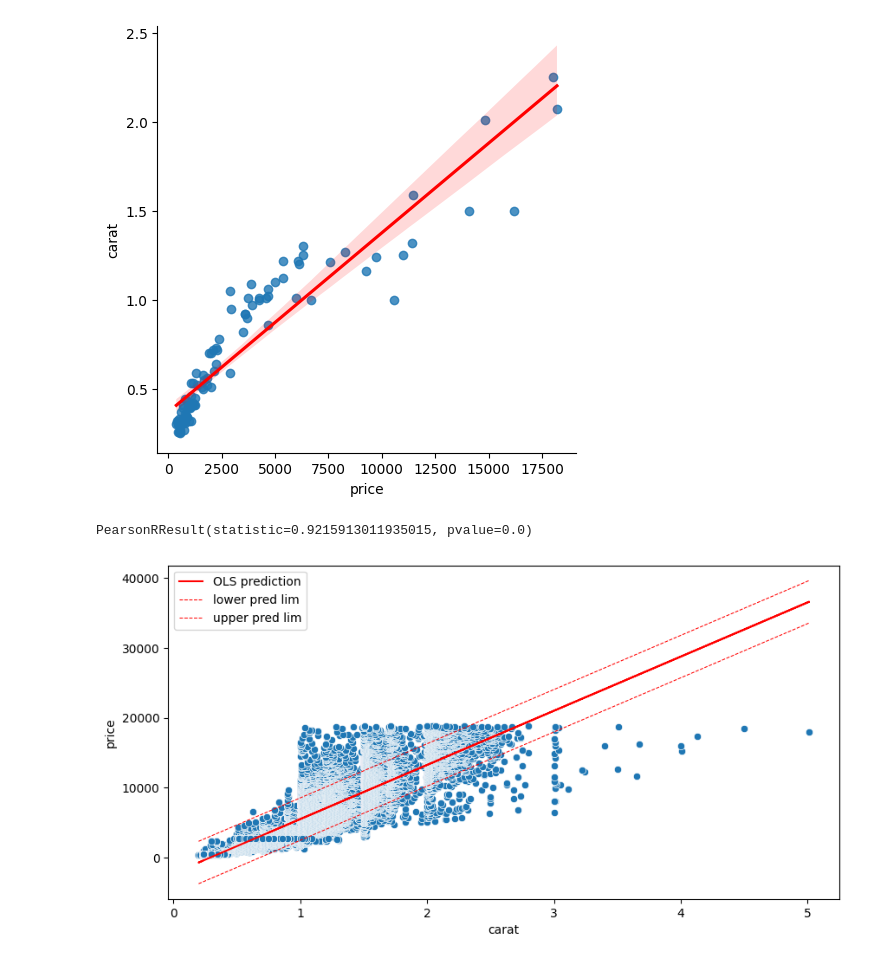
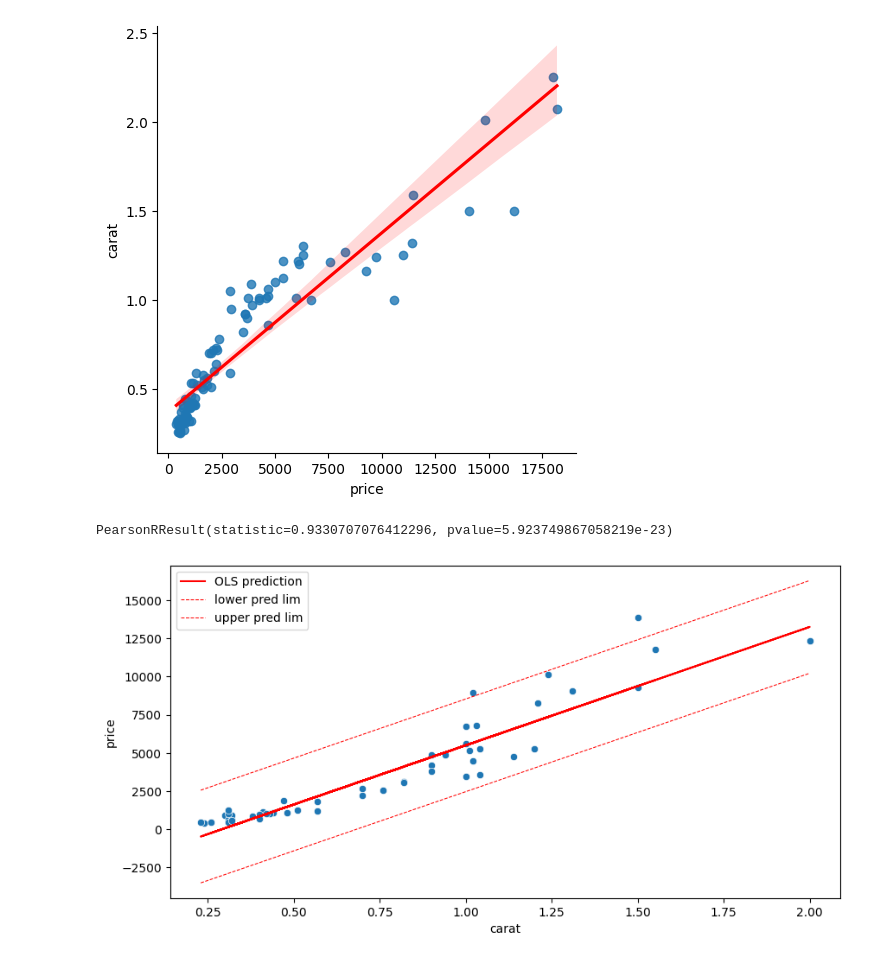
Before and after one commit to Razjoh/Stats, a Jupyter notebook: stat_lab.ipynb, the cells around one changed output. Cells and saved outputs as stored; diff of their text form; code cells hidden in the pictures.

Commit message:
made a prediction graph for a sample

```diff
--- a/stat_lab.ipynb
+++ b/stat_lab.ipynb
@@ -116,28 +116,30 @@ sns.lmplot(data=df_sample, x="price", y="carat", line_kws={"color" : "red"})
 # %% [output]
 <seaborn.axisgrid.FacetGrid at 0x...>
 [figure]
-# %%
-scs.pearsonr(df["price"], df["carat"])
-# %% [output]
-PearsonRResult(statistic=0.9215913011935015, pvalue=0.0)
+# %%
+#scs.pearsonr(df["price"], df["carat"])
+df_test = df.sample(50)
+scs.pearsonr(df_test["price"], df_test["carat"])
+# %% [output]
+PearsonRResult(statistic=0.9330707076412296, pvalue=5.923749867058219e-23)
 # %%
-predictions = model.get_prediction(df["carat"])
+predictions = model.get_prediction(df_test["carat"])
 frame = predictions.summary_frame(alpha=0.05)
 ypred = frame["mean"]
 # %%
-order = np.argsort(df["carat"])
-xs = np.array(df["carat"])[order]
+order = np.argsort(df_test["carat"])
+xs = np.array(df_test["carat"])[order]
 lower = np.array(frame["obs_ci_lower"])[order]
 upper = np.array(frame["obs_ci_upper"])[order]
 
 fig, ax = plt.subplots(figsize=(10,5))
 
-sns.scatterplot(data=df, x="carat", y="price")
-ax.plot(df["carat"], ypred, "r", label="OLS prediction")
+sns.scatterplot(data=df_test, x="carat", y="price")
+ax.plot(df_test["carat"], ypred, "r", label="OLS prediction")
 ax.plot(xs, lower, "--r", label="lower pred lim", linewidth=0.75)
 ax.plot(xs, upper, "--r", label="upper pred lim", linewidth=0.75)
 
 ax.legend(loc="best")
 plt.show()
 # %% [output]
-[figure, old version]
+[figure, new version]
```
